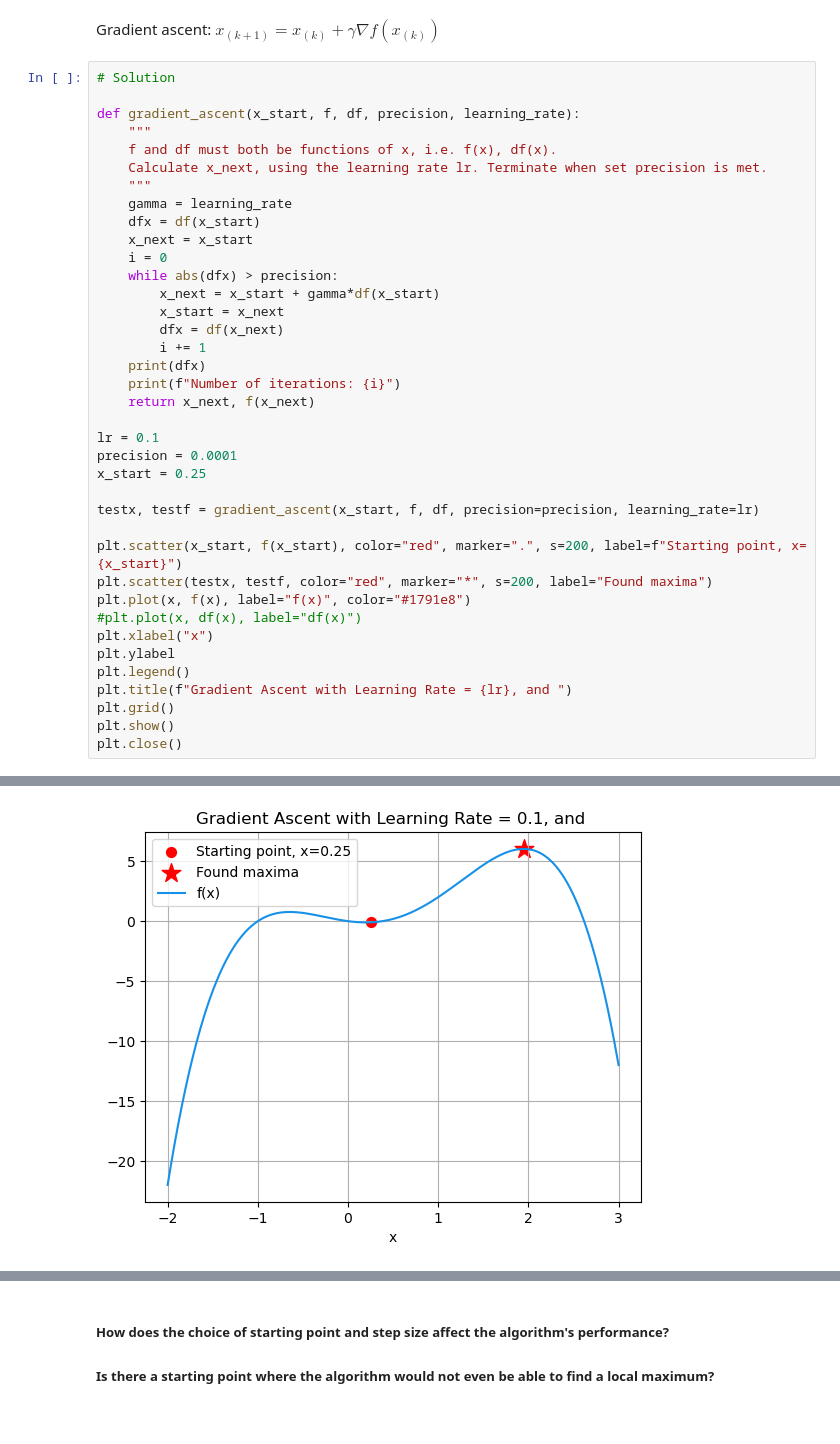
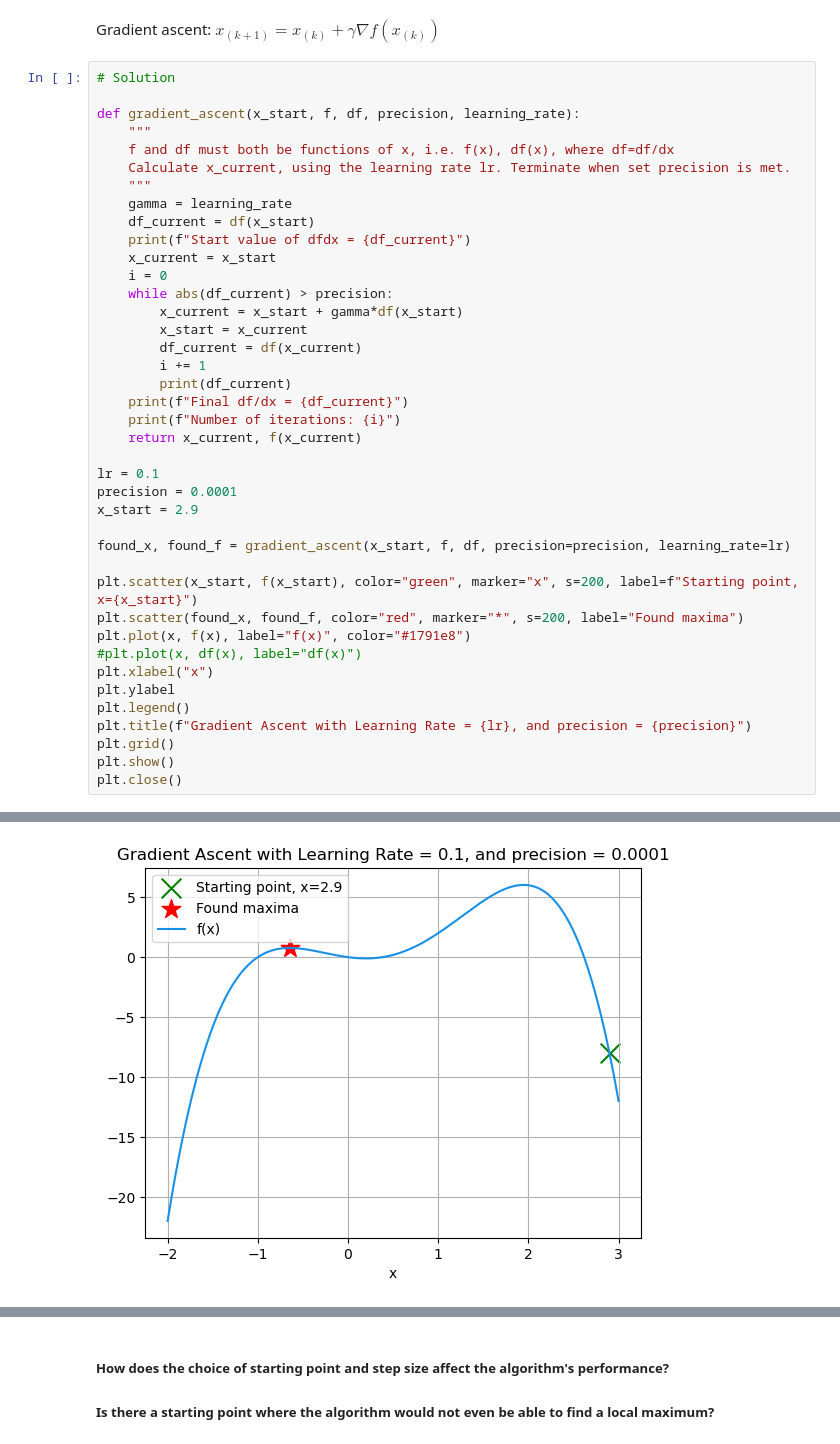
Before and after one commit to johnmagj/IN4050, a Jupyter notebook: Week36_2/exercises_week02.ipynb, the cells around one changed output, grey strips where cells are left out. Saved outputs shown, nothing was run; the diff lists cells and outputs as text.

```diff
--- a/Week36_2/exercises_week02.ipynb
+++ b/Week36_2/exercises_week02.ipynb
@@ -37,36 +37,38 @@ Gradient ascent: $x_{(k+1)} = x_{(k)} + \gamma \nabla f(x_{(k)})$
 
 def gradient_ascent(x_start, f, df, precision, learning_rate):
     """
-    f and df must both be functions of x, i.e. f(x), df(x).
-    Calculate x_next, using the learning rate lr. Terminate when set precision is met.
+    f and df must both be functions of x, i.e. f(x), df(x), where df=df/dx
+    Calculate x_current, using the learning rate lr. Terminate when set precision is met.
     """
     gamma = learning_rate
-    dfx = df(x_start)
-    x_next = x_start
+    df_current = df(x_start)
+    print(f"Start value of dfdx = {df_current}")
+    x_current = x_start
     i = 0
-    while abs(dfx) > precision:
-        x_next = x_start + gamma*df(x_start)
-        x_start = x_next
-        dfx = df(x_next)
+    while abs(df_current) > precision:
+        x_current = x_start + gamma*df(x_start)
+        x_start = x_current
+        df_current = df(x_current)
         i += 1
-    print(dfx)
+        print(df_current)
+    print(f"Final df/dx = {df_current}")
     print(f"Number of iterations: {i}")
-    return x_next, f(x_next)
+    return x_current, f(x_current)
 
 lr = 0.1
 precision = 0.0001
-x_start = 0.25
+x_start = 2.9
 
-testx, testf = gradient_ascent(x_start, f, df, precision=precision, learning_rate=lr)
+found_x, found_f = gradient_ascent(x_start, f, df, precision=precision, learning_rate=lr)
 
-plt.scatter(x_start, f(x_start), color="red", marker=".", s=200, label=f"Starting point, x={x_start}")
-plt.scatter(testx, testf, color="red", marker="*", s=200, label="Found maxima")
+plt.scatter(x_start, f(x_start), color="green", marker="x", s=200, label=f"Starting point, x={x_start}")
+plt.scatter(found_x, found_f, color="red", marker="*", s=200, label="Found maxima")
 plt.plot(x, f(x), label="f(x)", color="#1791e8")
 #plt.plot(x, df(x), label="df(x)")
 plt.xlabel("x")
 plt.ylabel
 plt.legend()
-plt.title(f"Gradient Ascent with Learning Rate = {lr}, and ")
+plt.title(f"Gradient Ascent with Learning Rate = {lr}, and precision = {precision}")
 plt.grid()
 plt.show()
 plt.close()
@@ -76 +84 @@ Number of iterations: 56
-[figure, old version]
+[figure, new version]
```
Also changed, not shown: parts of 6 cells of this notebook.
